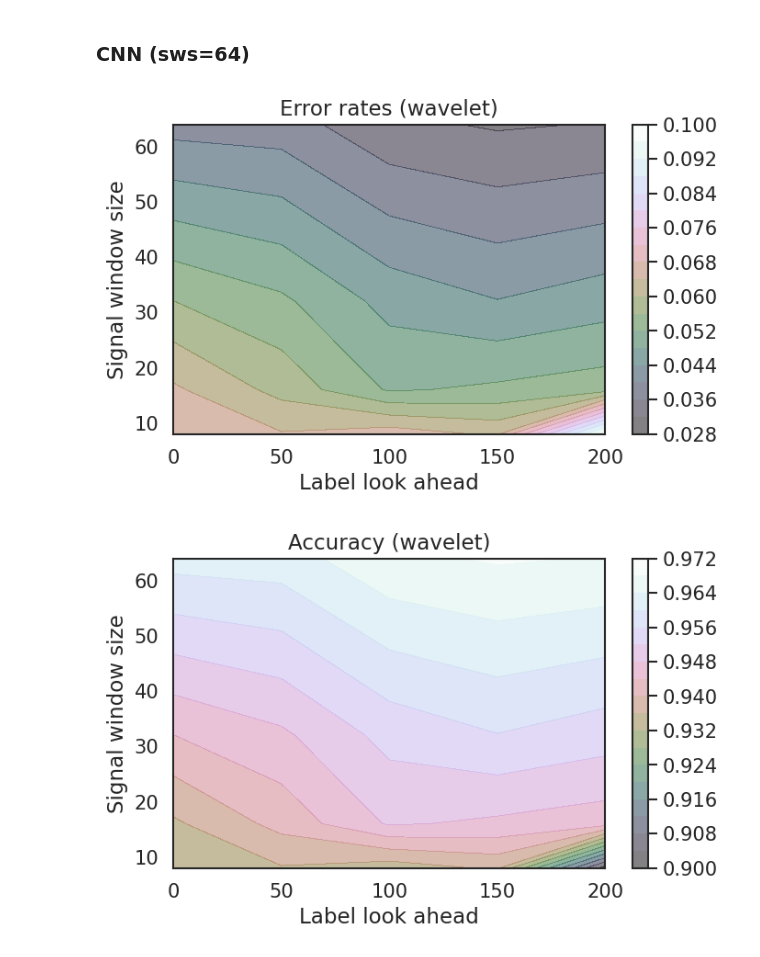
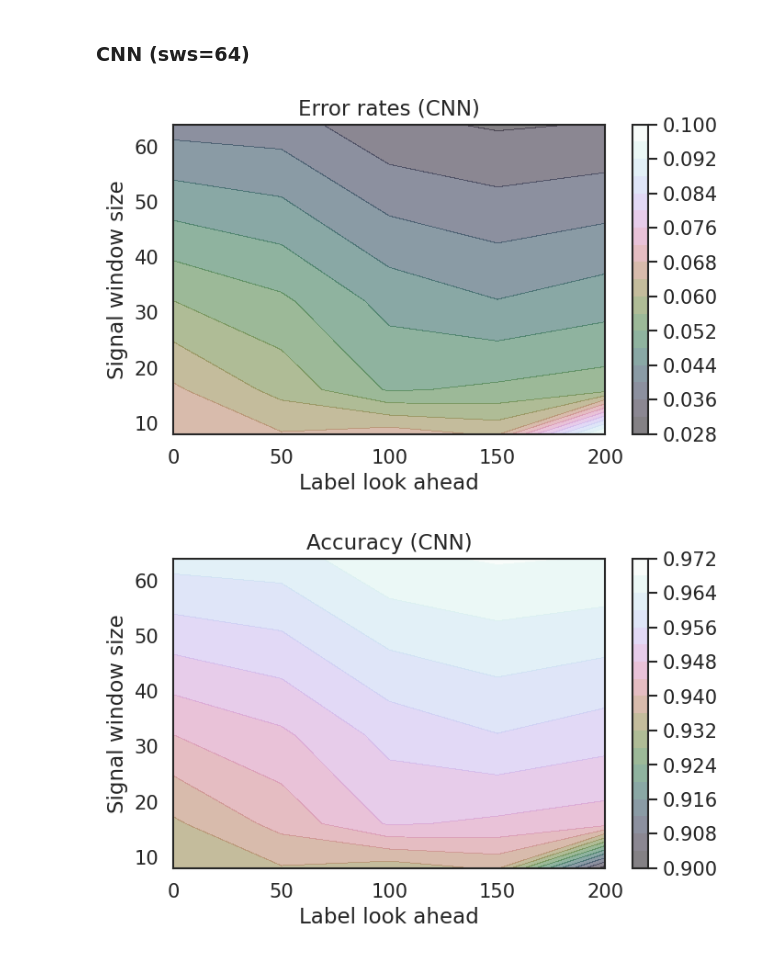
Before and after one commit to PlasmaControl/bes-edgeml-models, a Jupyter notebook: elm_classification/notebooks/contour_plots.ipynb, the cells around one changed output. Saved outputs shown, nothing was run; the diff lists cells and outputs as text; code cells hidden in the pictures.

```diff
--- a/elm_classification/notebooks/contour_plots.ipynb
+++ b/elm_classification/notebooks/contour_plots.ipynb
@@ -715,27 +715,27 @@ prec_sws64_la200 = calculate_precision(tp_sws64_la200, fp_sws64_la200)
 # %%
 # error rate
 la = np.array([0, 50, 100, 150, 200])
 sws = np.array([8, 16, 32, 64])
 X, Y = np.meshgrid(la, sws)
 error_rates = np.array(
     [
         [err_sws8_la0, err_sws8_la50, err_sws8_la100, err_sws8_la150, err_sws8_la200],
         [err_sws16_la0, err_sws16_la50, err_sws16_la100, err_sws16_la150, err_sws16_la200],
         [err_sws32_la0, err_sws32_la50, err_sws32_la100, err_sws32_la150, err_sws32_la200],
         [err_sws64_la0, err_sws64_la50, err_sws64_la100, err_sws64_la150, err_sws64_la200],
     ]
 )
 plt.figure(figsize=(6, 4), dpi=120)
 plt.contourf(X, Y, error_rates, 20, alpha=0.5, cmap='cubehelix')
 plt.xlabel('Label look ahead')
 plt.ylabel('Signal window size')
-plt.title('Error rates (wavelet)')
+plt.title('Error rates (CNN)')
 plt.colorbar()
 plt.tight_layout()
 plt.savefig(os.path.join(base_path, 'cnn_model_error_rate_wavelet_data.png'), dpi=120)
 plt.show()
 # %% [output]
-[figure, old version]
+[figure, new version]
 # %%
 # accuracy
 la = np.array([0, 50, 100, 150, 200])
@@ -753,13 +753,13 @@ plt.figure(figsize=(6, 4), dpi=120)
 plt.contourf(X, Y, accuracy, 20, alpha=0.5, cmap='cubehelix')
 plt.xlabel('Label look ahead')
 plt.ylabel('Signal window size')
-plt.title('Accuracy (wavelet)')
+plt.title('Accuracy (CNN)')
 plt.colorbar()
 plt.tight_layout()
 plt.savefig(os.path.join(base_path, 'cnn_model_accuracy_wavelet_data.png'), dpi=120)
 plt.show()
 # %% [output]
-[figure, old version]
+[figure, new version]
 # %%
 # recall
 la = np.array([0, 50, 100, 150, 200])
```
Also changed, not shown: parts of 8 cells of this notebook, 20 other files.
